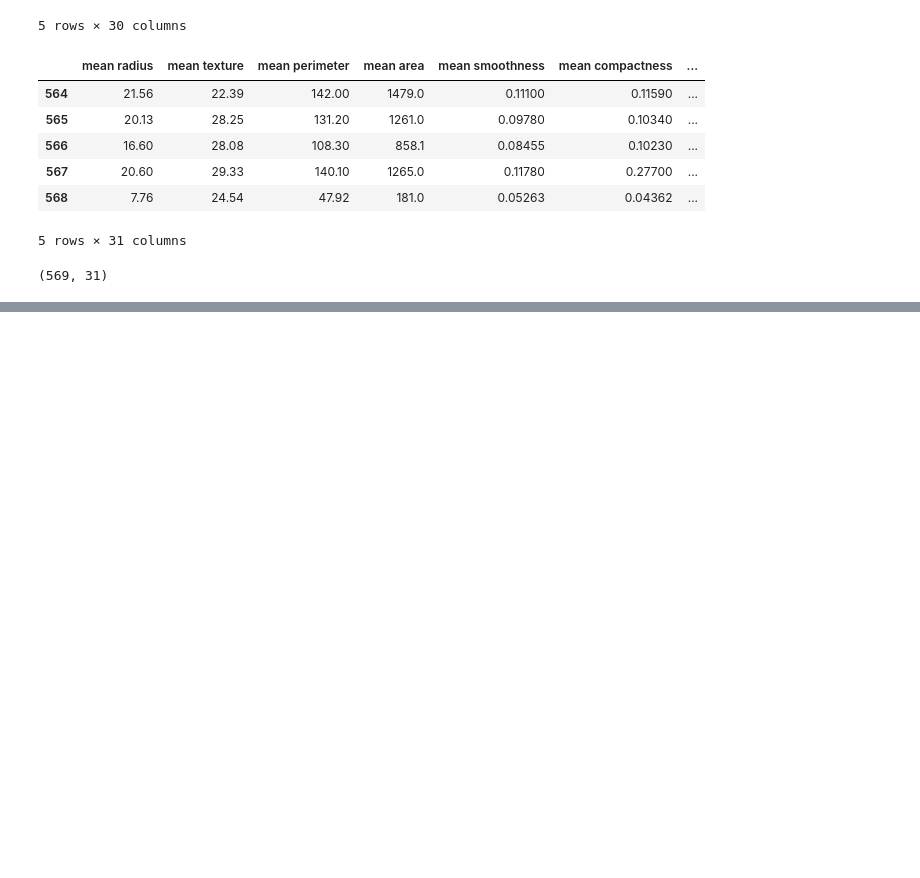
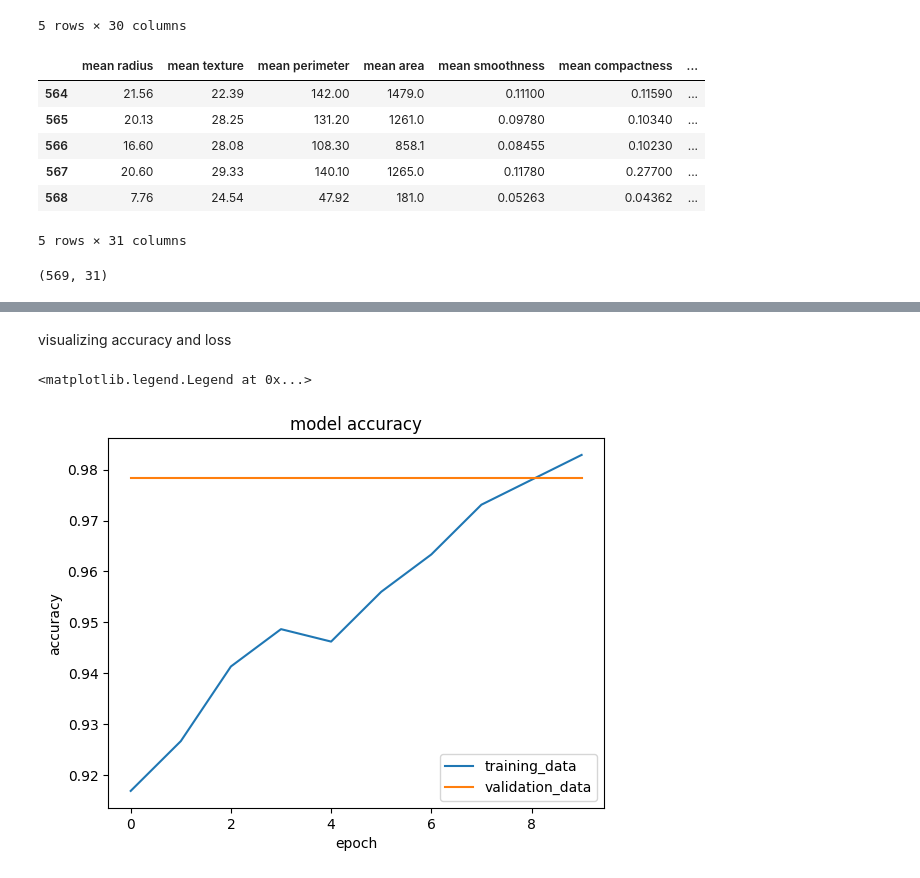
Before and after one commit to anirban-25/deep-learning, a Jupyter notebook: breast_cancer.ipynb, the cells around one changed output, grey strips where cells are left out. Saved outputs shown, nothing was run; the diff lists cells and outputs as text; code cells hidden in the pictures; blank space fills up the shorter version.

```diff
--- a/breast_cancer.ipynb
+++ b/breast_cancer.ipynb
@@ -44,0 +163,4 @@ data.shape
+# %%
+# training the logisticRegression model using the training data
+
+model.fit(X_train, Y_train)
@@ -44,0 +218,20 @@ data.shape
+# %%
+# setting up layers of neural network
+# 1 input, 1 hidden, 1 output layer
+model = keras.Sequential([
+    keras.layers.Flatten(input_shape=(30,)),
+    keras.layers.Dense(20, activation='relu'),
+    keras.layers.Dense(2, activation='sigmoid')
+])
+# %%
+# compiling the neural network
+
+model.compile(
+                optimizer='adam',
+                loss='sparse_categorical_crossentropy',
+                metrics=['accuracy']
+              )
+# %%
+# training the neural network
+
+history = model.fit(X_train_std, Y_train, validation_split=0.1, epochs=10)
@@ -44,0 +259,14 @@ data.shape
+# %% [markdown]
+visualizing accuracy and loss
+# %%
+import matplotlib.pyplot as plt
+plt.plot(history.history['accuracy'])
+plt.plot(history.history['val_accuracy'])
+plt.title('model accuracy')
+plt.ylabel('accuracy')
+plt.xlabel('epoch')
+
+plt.legend(['training_data', 'validation_data'], loc='lower right')
+# %% [output]
+<matplotlib.legend.Legend at 0x...>
+[figure, added]
```
Also changed, not shown: parts of 35 cells of this notebook.
